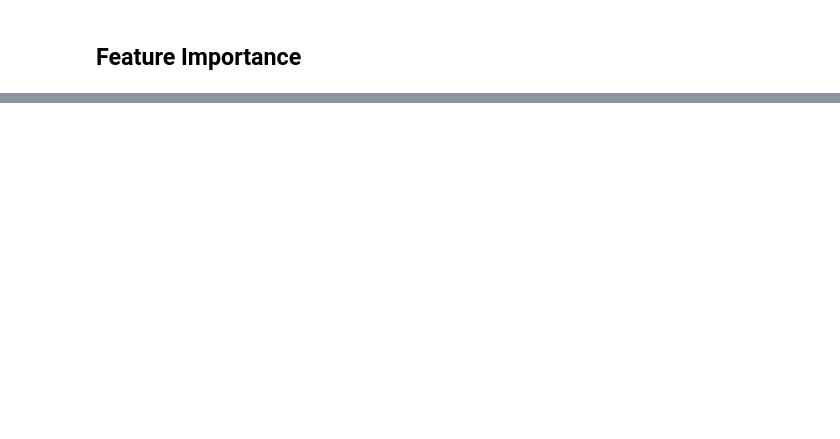
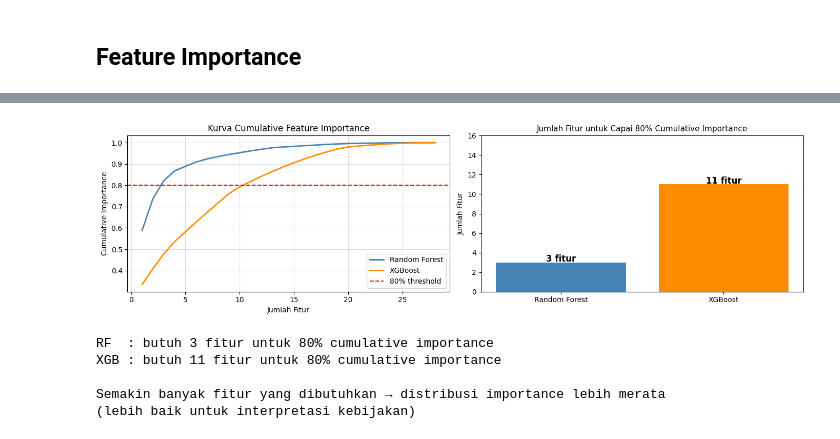
Before and after one commit to atithagtg/UAS-Pembelajaran-Mesin-Kelompok-13, a Jupyter notebook: Progress/Project ML_progress.ipynb, the cells around one changed output, grey strips where cells are left out. Saved outputs shown, nothing was run; the diff lists cells and outputs as text; code cells hidden in the pictures; blank space fills up the shorter version.

```diff
--- a/Progress/Project ML_progress.ipynb
+++ b/Progress/Project ML_progress.ipynb
@@ -1673,0 +1599,42 @@ R²   : 0.8963
+# %%
+cumsum_rf  = fi_rf['Importance'].cumsum()
+cumsum_xgb = fi_xgb['Importance'].cumsum()
+
+n80_rf  = int((cumsum_rf  < 0.8).sum()) + 1
+n80_xgb = int((cumsum_xgb < 0.8).sum()) + 1
+
+fig, axes = plt.subplots(1, 2, figsize=(14, 4))
+
+axes[0].plot(range(1, len(cumsum_rf)+1),  cumsum_rf.values,
+             color='steelblue', label='Random Forest', linewidth=2)
+axes[0].plot(range(1, len(cumsum_xgb)+1), cumsum_xgb.values,
+             color='darkorange', label='XGBoost', linewidth=2)
+axes[0].axhline(y=0.8, color='red', linestyle='--', label='80% threshold')
+axes[0].set_xlabel('Jumlah Fitur')
+axes[0].set_ylabel('Cumulative Importance')
+axes[0].set_title('Kurva Cumulative Feature Importance', fontsize=12)
+axes[0].legend()
+axes[0].grid(True, alpha=0.4)
+
+axes[1].bar(['Random Forest', 'XGBoost'], [n80_rf, n80_xgb],
+            color=['steelblue', 'darkorange'])
+for i, v in enumerate([n80_rf, n80_xgb]):
+    axes[1].text(i, v + 0.1, f'{v} fitur', ha='center', fontsize=12, fontweight='bold')
+axes[1].set_ylabel('Jumlah Fitur')
+axes[1].set_title('Jumlah Fitur untuk Capai 80% Cumulative Importance', fontsize=11)
+axes[1].set_ylim(0, max(n80_rf, n80_xgb) + 5)
+
+plt.tight_layout()
+plt.show()
+
+print(f"RF  : butuh {n80_rf} fitur untuk 80% cumulative importance")
+print(f"XGB : butuh {n80_xgb} fitur untuk 80% cumulative importance")
+print()
+print("Semakin banyak fitur yang dibutuhkan maka distribusi importance lebih merata")
+# %% [output]
+[figure, added]
+RF  : butuh 3 fitur untuk 80% cumulative importance
+XGB : butuh 11 fitur untuk 80% cumulative importance
+
+Semakin banyak fitur yang dibutuhkan → distribusi importance lebih merata
+(lebih baik untuk interpretasi kebijakan)
```
Also changed, not shown: parts of 23 cells of this notebook.
